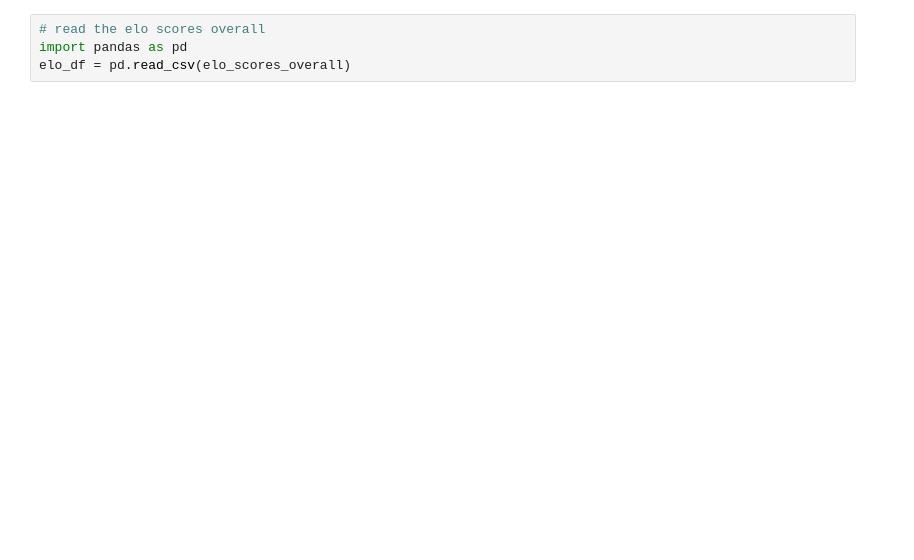
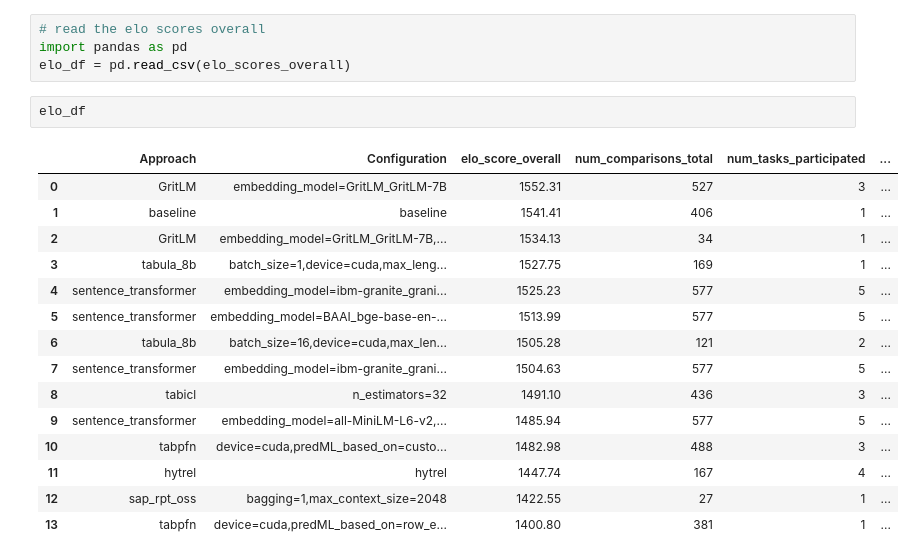
Before and after one commit to IBM/table-representation-evals, a Jupyter notebook: benchmark_src/results_processing/elo_scores_view.ipynb, the cells around one changed output. Cells and saved outputs as stored; diff of their text form; blank space fills up the shorter version.

Commit message:
Updated elo score code to include number of comparisons

```diff
--- a/benchmark_src/results_processing/elo_scores_view.ipynb
+++ b/benchmark_src/results_processing/elo_scores_view.ipynb
@@ -15,6 +31,24 @@ elo_scores_overall = results_folder / "elo_scores_overall.csv"
 # read the elo scores overall
 import pandas as pd
 elo_df = pd.read_csv(elo_scores_overall)
+# %%
+elo_df
+# %% [output]
+|  | Approach | Configuration | elo_score_overall | num_comparisons_total | num_tasks_participated | ... |
+| 0 | GritLM | embedding_model=GritLM_GritLM-7B | 1552.31 | 527 | 3 | ... |
+| 1 | baseline | baseline | 1541.41 | 406 | 1 | ... |
+| 2 | GritLM | embedding_model=GritLM_GritLM-7B,... | 1534.13 | 34 | 1 | ... |
+| 3 | tabula_8b | batch_size=1,device=cuda,max_leng... | 1527.75 | 169 | 1 | ... |
+| 4 | sentence_transformer | embedding_model=ibm-granite_grani... | 1525.23 | 577 | 5 | ... |
+| 5 | sentence_transformer | embedding_model=BAAI_bge-base-en-... | 1513.99 | 577 | 5 | ... |
+| 6 | tabula_8b | batch_size=16,device=cuda,max_len... | 1505.28 | 121 | 2 | ... |
+| 7 | sentence_transformer | embedding_model=ibm-granite_grani... | 1504.63 | 577 | 5 | ... |
+| 8 | tabicl | n_estimators=32 | 1491.10 | 436 | 3 | ... |
+| 9 | sentence_transformer | embedding_model=all-MiniLM-L6-v2,... | 1485.94 | 577 | 5 | ... |
+| 10 | tabpfn | device=cuda,predML_based_on=custo... | 1482.98 | 488 | 3 | ... |
+| 11 | hytrel | hytrel | 1447.74 | 167 | 4 | ... |
+| 12 | sap_rpt_oss | bagging=1,max_context_size=2048 | 1422.55 | 27 | 1 | ... |
+| 13 | tabpfn | device=cuda,predML_based_on=row_e... | 1400.80 | 381 | 1 | ... |
 # %%
 elo_df.style
 # %% [output]
```
Also changed, not shown: parts of 5 cells of this notebook, 1 other file.
